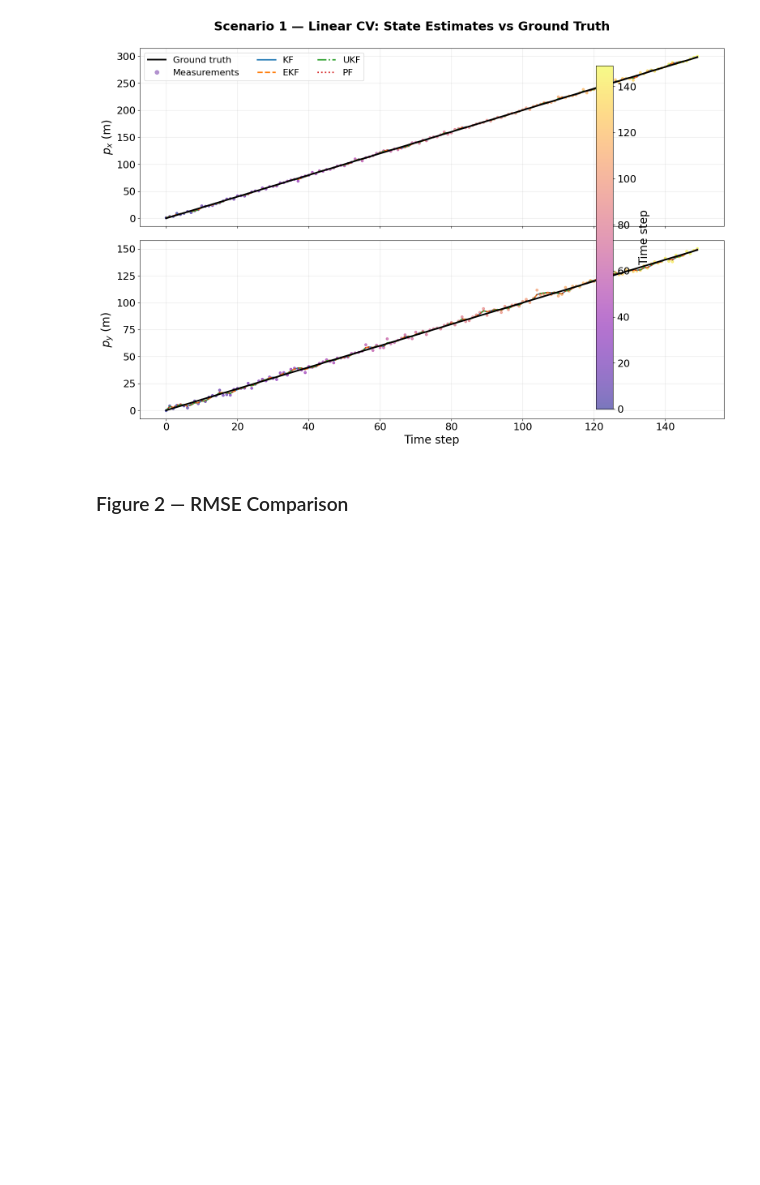
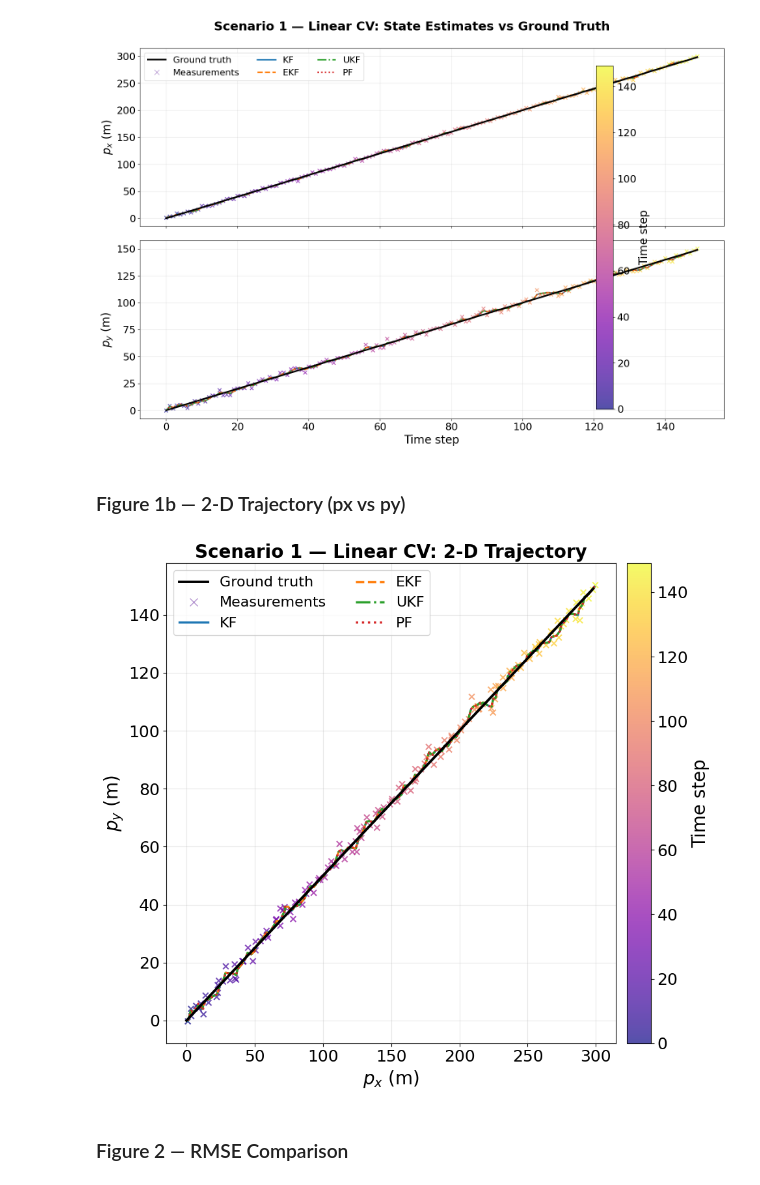
Before and after one commit to Moyin3/Dissertation, a Jupyter notebook: comparative_analysis.ipynb, the cells around one changed output. Cells and saved outputs as stored; diff of their text form; code cells hidden in the pictures; blank space fills up the shorter version.

```diff
--- a/comparative_analysis.ipynb
+++ b/comparative_analysis.ipynb
@@ -257,9 +257,16 @@ def _add_chi2_bands(ax, t, lo, hi, df):
     ax.fill_between(t, lo, hi, color='green', alpha=0.07, label='95% band')
 
 def plasma_scatter(ax, t, vals, label=None, **kw):
-    """Scatter plot of vals vs t, coloured by t with plasma cmap."""
+    """Scatter plot of vals vs t, coloured by t with plasma cmap (cross markers)."""
     return ax.scatter(t, vals, c=t, cmap='plasma', vmin=t[0], vmax=t[-1],
-                      s=18, alpha=0.55, label=label, zorder=3, **kw)
+                      s=40, marker='x', linewidths=1.5, alpha=0.7,
+                      label=label, zorder=3, **kw)
+
+def plasma_scatter_2d(ax, x, y, t, label=None, **kw):
+    """2-D scatter (x vs y) coloured by timestep with plasma cmap."""
+    return ax.scatter(x, y, c=t, cmap='plasma', vmin=t[0], vmax=t[-1],
+                      s=40, marker='x', linewidths=1.5, alpha=0.7,
+                      label=label, zorder=3, **kw)
 
 def add_colorbar(fig, sc, ax, label='Time step'):
     cb=fig.colorbar(sc, ax=ax, pad=0.02)
@@ -352,6 +359,26 @@ plt.savefig('figures/s1_state_estimates.png')
 plt.show()
 # %% [output]
 [figure]
+# %% [markdown]
+### Figure 1b — 2-D Trajectory (px vs py)
+# %%
+fig, ax = plt.subplots(figsize=(10,9))
+ax.plot(true_states_1[:,0], true_states_1[:,1], 'k-', lw=2.8, label='Ground truth', zorder=5)
+sc = plasma_scatter_2d(ax, z1[:,0], z1[:,1], t1, label='Measurements')
+for f in FILTERS:
+    ax.plot(est1[f][:,0], est1[f][:,1],
+            color=COLORS[f], ls=LSTYLE[f], lw=2.2, label=f, zorder=4)
+cb = fig.colorbar(sc, ax=ax, pad=0.02)
+cb.set_label('Time step', fontsize=FS); cb.ax.tick_params(labelsize=FS_TICK)
+extra = [Line2D([0],[0],color='k',lw=2.8,label='Ground truth'),
+         Line2D([0],[0],marker='x',color='C4',ms=9,ls='',lw=1.5,alpha=0.7,label='Measurements')]
+ax.legend(handles=legend_handles(extra), ncol=2)
+ax.set_xlabel('$p_x$ (m)'); ax.set_ylabel('$p_y$ (m)')
+ax.set_title('Scenario 1 — Linear CV: 2-D Trajectory', fontweight='bold')
+ax.grid(True, alpha=0.3)
+plt.tight_layout(); plt.savefig('figures/s1_trajectory.png'); plt.show()
+# %% [output]
+[figure, added]
 # %% [markdown]
 ### Figure 2 — RMSE Comparison
 # %%
```
Also changed, not shown: parts of 6 cells of this notebook, 6 other files.
